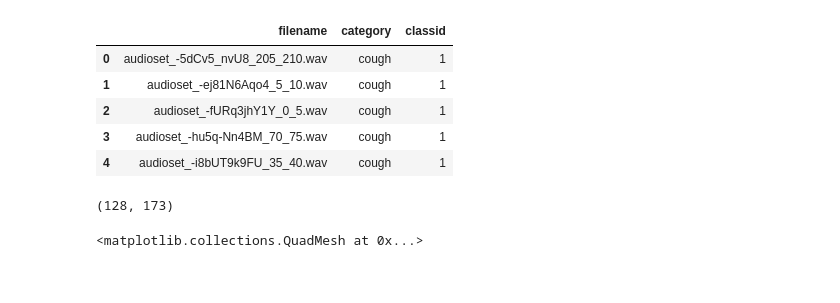
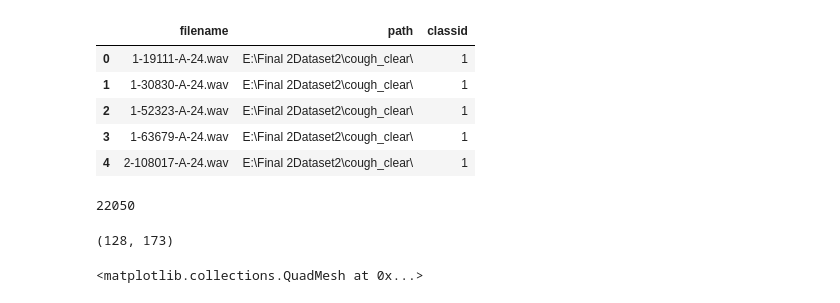
Before and after one commit to Shadbud/Cough-and-Sneeze-ML, a Jupyter notebook: convNet2.ipynb, the cells around one changed output. Saved outputs shown, nothing was run; the diff lists cells and outputs as text; code cells hidden in the pictures.

```diff
--- a/convNet2.ipynb
+++ b/convNet2.ipynb
@@ -15,24 +15,28 @@ import warnings
 warnings.filterwarnings('ignore')
 # %%
 # Read Data
-audio_dataset_path = r"C:\Users\globb\Desktop\Final dataset\audio\\"
-metadata = pd.read_csv(r'C:\Users\globb\Desktop\Final dataset\metadata.csv')
+#audio_dataset_path = r"C:\Users\globb\Desktop\Final dataset\audio\\"
+audio_dataset_path = r"E:\Final 2Dataset2\audio\\"
+#metadata = pd.read_csv(r'C:\Users\globb\Desktop\Final dataset\metadata.csv')
+metadata = pd.read_csv(r'E:\Final 2Dataset2\metadata_clear.csv')
 metadata.head(5)
 # %% [output]
-|  | filename | category | classid |
-| 0 | audioset_-5dCv5_nvU8_205_210.wav | cough | 1 |
-| 1 | audioset_-ej81N6Aqo4_5_10.wav | cough | 1 |
-| 2 | audioset_-fURq3jhY1Y_0_5.wav | cough | 1 |
-| 3 | audioset_-hu5q-Nn4BM_70_75.wav | cough | 1 |
-| 4 | audioset_-i8bUT9k9FU_35_40.wav | cough | 1 |
+|  | filename | path | classid |
+| 0 | 1-19111-A-24.wav | E:\Final 2Dataset2\cough_clear\ | 1 |
+| 1 | 1-30830-A-24.wav | E:\Final 2Dataset2\cough_clear\ | 1 |
+| 2 | 1-52323-A-24.wav | E:\Final 2Dataset2\cough_clear\ | 1 |
+| 3 | 1-63679-A-24.wav | E:\Final 2Dataset2\cough_clear\ | 1 |
+| 4 | 2-108017-A-24.wav | E:\Final 2Dataset2\cough_clear\ | 1 |
 # %%
 #get ps.shape for different durations
 #y, sr = librosa.load(r"C:\Users\globb\Desktop\Final dataset\audio\audioset_CsNTOw4LTBw_100_105.wav", duration=4)
 y, sr = librosa.load(r"C:\Users\globb\Desktop\Final dataset\audio\audioset_4lOXjW8rpxU_0_5.wav", duration=4)
 ps = librosa.feature.melspectrogram(y=y, sr=sr)
+print(sr)
 ps.shape
 # %% [output]
-(128, 173)
+22050
+(128, 173)
 # %%
 librosa.display.specshow(ps)
 # %% [output]
```
Also changed, not shown: parts of 17 cells of this notebook.
